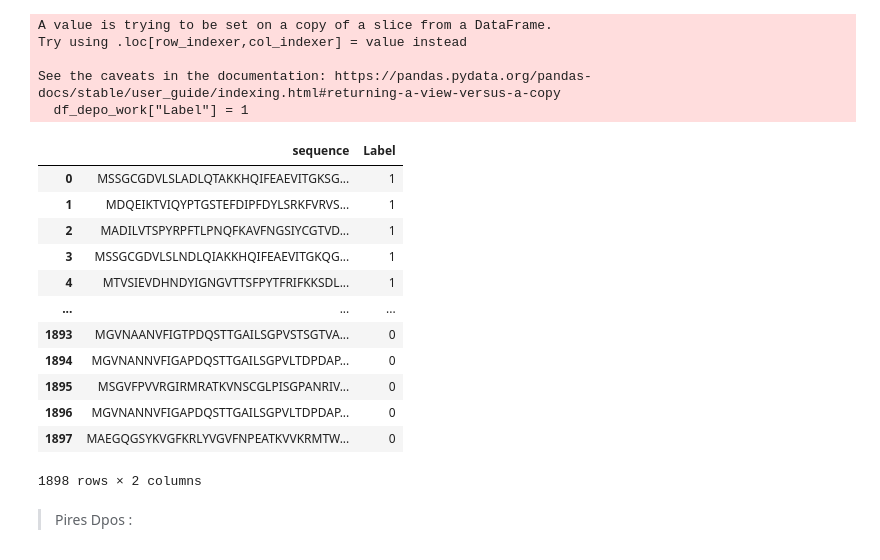
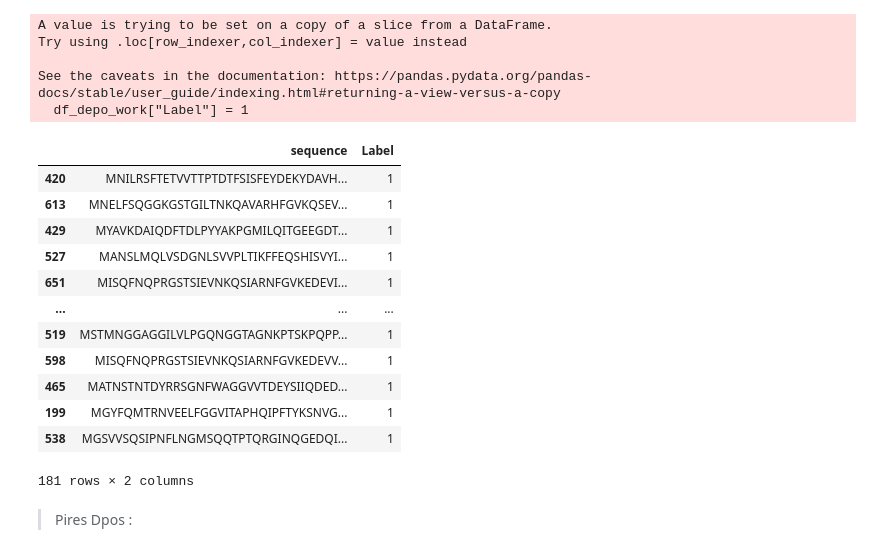
Before and after one commit to dimiboeckaerts/DepoScope, a Jupyter notebook: scripts/Benchmarking.ipynb, the cells around one changed output. Cells and saved outputs as stored; diff of their text form; code cells hidden in the pictures.

```diff
--- a/scripts/Benchmarking.ipynb
+++ b/scripts/Benchmarking.ipynb
@@ -157,21 +159,24 @@ See the caveats in the documentation: https://pandas.pydata.org/pandas-docs/stab
   df_depo_work["Label"] = 1
 # %%
 Dataset_df = pd.concat([tmp_pos_df , tmp_neg_df], axis = 0, ignore_index=True)
-Dataset_df
+
+X_train, X_test, y_train, y_test = train_test_split(Dataset_df, Dataset_df["Label"], test_size=0.25, random_state=42)
-# %% [output]
-|  | sequence | Label |
-| 0 | MSSGCGDVLSLADLQTAKKHQIFEAEVITGKSG... | 1 |
-| 1 | MDQEIKTVIQYPTGSTEFDIPFDYLSRKFVRVS... | 1 |
-| 2 | MADILVTSPYRPFTLPNQFKAVFNGSIYCGTVD... | 1 |
-| 3 | MSSGCGDVLSLNDLQIAKKHQIFEAEVITGKQG... | 1 |
-| 4 | MTVSIEVDHNDYIGNGVTTSFPYTFRIFKKSDL... | 1 |
-| ... | ... | ... |
-| 1893 | MGVNAANVFIGTPDQSTTGAILSGPVSTSGTVA... | 0 |
-| 1894 | MGVNANNVFIGAPDQSTTGAILSGPVLTDPDAP... | 0 |
-| 1895 | MSGVFPVVRGIRMRATKVNSCGLPISGPANRIV... | 0 |
-| 1896 | MGVNANNVFIGAPDQSTTGAILSGPVLTDPDAP... | 0 |
-| 1897 | MAEGQGSYKVGFKRLYVGVFNPEATKVVKRMTW... | 0 |
-1898 rows × 2 columns
+# %%
+X_test[X_test["Label"] == 1]
+# %% [output]
+|  | sequence | Label |
+| 420 | MNILRSFTETVVTTPTDTFSISFEYDEKYDAVH... | 1 |
+| 613 | MNELFSQGGKGSTGILTNKQAVARHFGVKQSEV... | 1 |
+| 429 | MYAVKDAIQDFTDLPYYAKPGMILQITGEEGDT... | 1 |
+| 527 | MANSLMQLVSDGNLSVVPLTIKFFEQSHISVYI... | 1 |
+| 651 | MISQFNQPRGSTSIEVNKQSIARNFGVKEDEVI... | 1 |
+| ... | ... | ... |
+| 519 | MSTMNGGAGGILVLPGQNGGTAGNKPTSKPQPP... | 1 |
+| 598 | MISQFNQPRGSTSIEVNKQSIARNFGVKEDEVV... | 1 |
+| 465 | MATNSTNTDYRRSGNFWAGGVVTDEYSIIQDED... | 1 |
+| 199 | MGYFQMTRNVEELFGGVITAPHQIPFTYKSNVG... | 1 |
+| 538 | MGSVVSQSIPNFLNGMSQQTPTQRGINQGEDQI... | 1 |
+181 rows × 2 columns
 # %%
 with open(f"{path_work}/training_set.short.fasta" , "w") as outfile :
     for index,row in Dataset_df.iterrows() :
```
Also changed, not shown: parts of 6 cells of this notebook, 1 other file.
